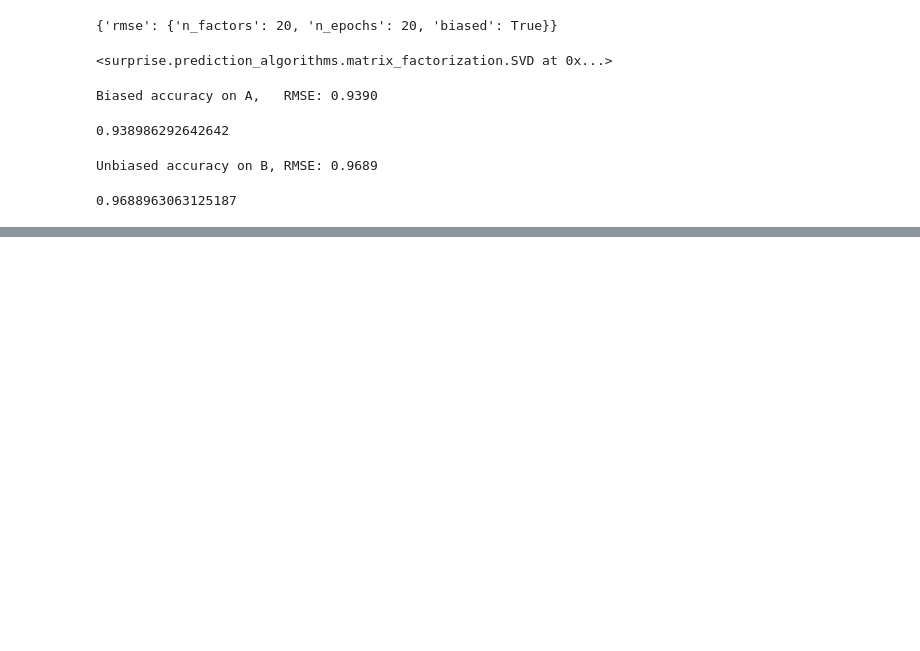
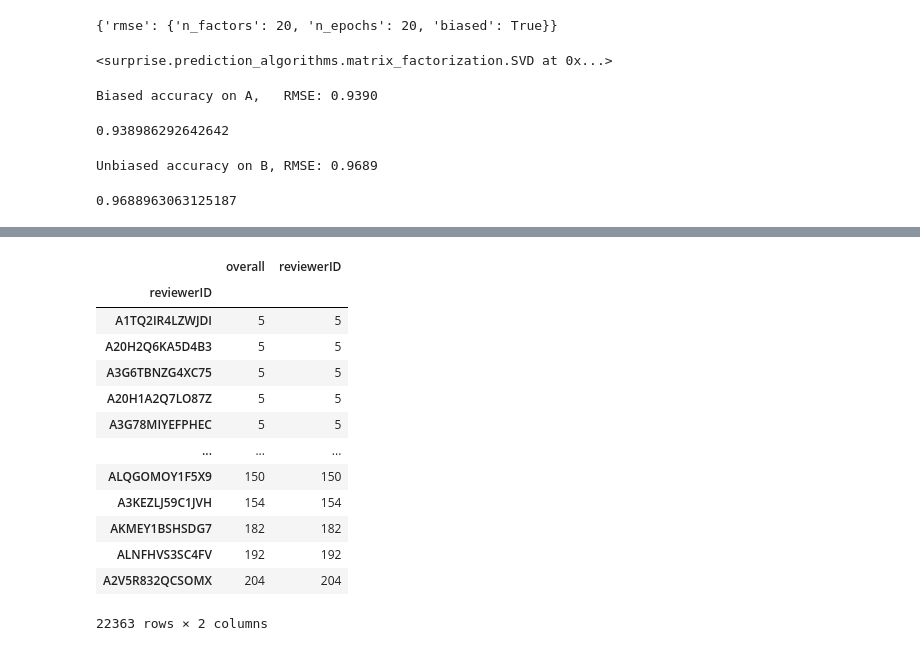
Before and after one commit to zander1268/Recommendation-Systems, a Jupyter notebook: Alex_notebook_2.ipynb, the cells around one changed output, grey strips where cells are left out. Cells and saved outputs as stored; diff of their text form; code cells hidden in the pictures; blank space fills up the shorter version.

```diff
--- a/Alex_notebook_2.ipynb
+++ b/Alex_notebook_2.ipynb
@@ -428,0 +575,18 @@ Unbiased accuracy on B, RMSE: 0.9689
+# %%
+count_rating_user = df.groupby("reviewerID")["overall","reviewerID"].count().sort_values("overall")
+count_rating_user
+# %% [output]
+|  | overall | reviewerID |
+| reviewerID |  |  |
+| A1TQ2IR4LZWJDI | 5 | 5 |
+| A20H2Q6KA5D4B3 | 5 | 5 |
+| A3G6TBNZG4XC75 | 5 | 5 |
+| A20H1A2Q7LO87Z | 5 | 5 |
+| A3G78MIYEFPHEC | 5 | 5 |
+| ... | ... | ... |
+| ALQGOMOY1F5X9 | 150 | 150 |
+| A3KEZLJ59C1JVH | 154 | 154 |
+| AKMEY1BSHSDG7 | 182 | 182 |
+| ALNFHVS3SC4FV | 192 | 192 |
+| A2V5R832QCSOMX | 204 | 204 |
+22363 rows × 2 columns
```
Also changed, not shown: parts of 36 cells of this notebook, 2 other files.
